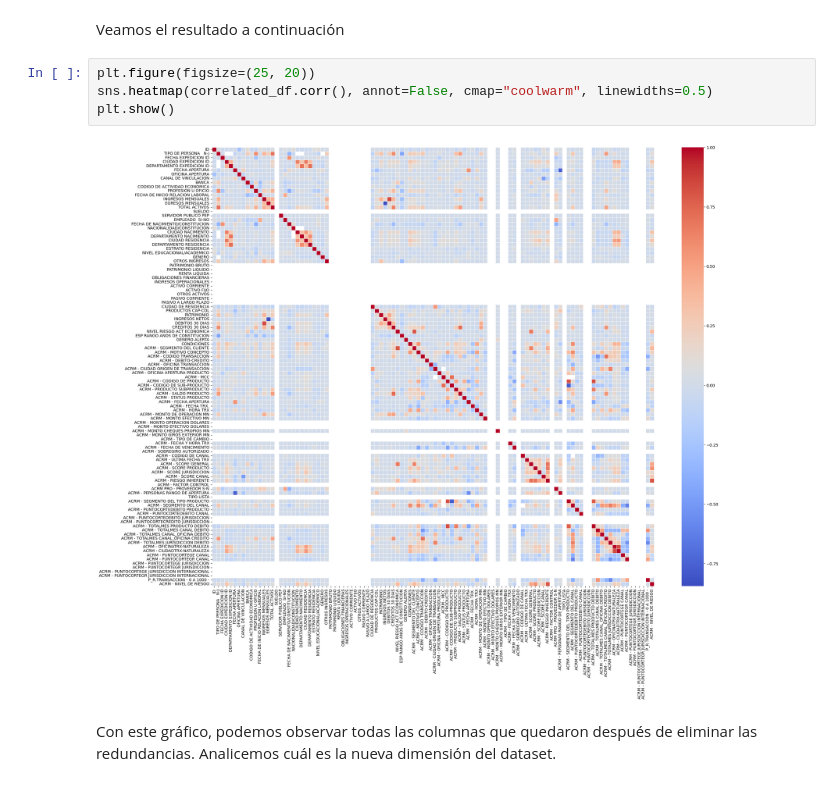
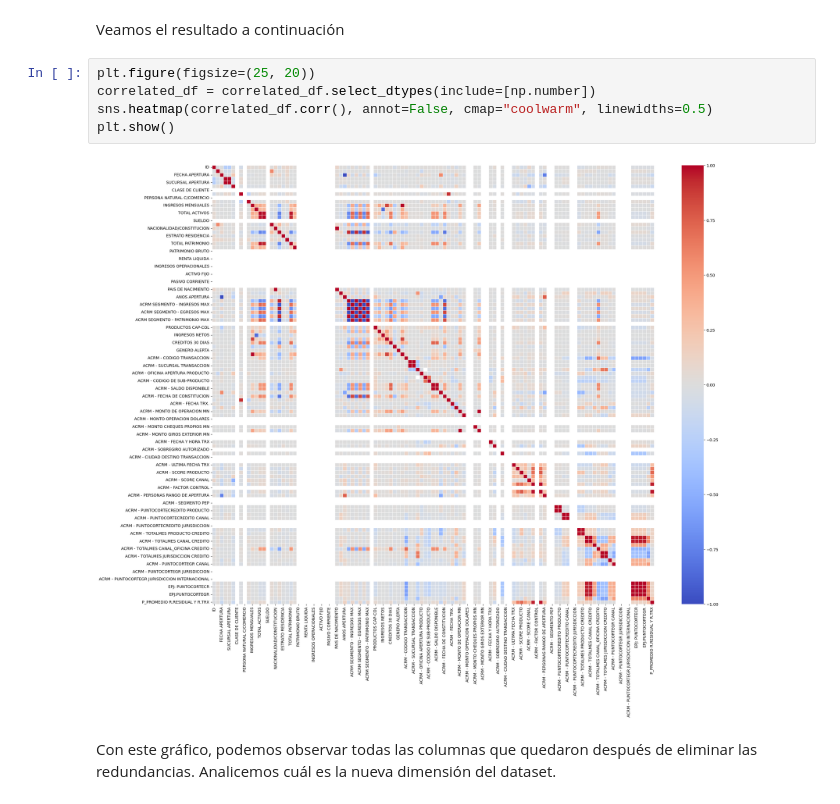
Before and after one commit to gabrielres10/EDA-Caso-Banco, a Jupyter notebook: plantilla_entrega_final_(renombrar).ipynb, the cells around one changed output. Cells and saved outputs as stored; diff of their text form.

```diff
--- a/plantilla_entrega_final_(renombrar).ipynb
+++ b/plantilla_entrega_final_(renombrar).ipynb
@@ -660,10 +679,11 @@ Variables eliminadas por alta correlación: ['SUCURSAL APERTURA', 'CARGO QUE DES
 Veamos el resultado a continuación
 # %%
 plt.figure(figsize=(25, 20))
+correlated_df = correlated_df.select_dtypes(include=[np.number])
 sns.heatmap(correlated_df.corr(), annot=False, cmap="coolwarm", linewidths=0.5)
 plt.show()
 # %% [output]
-[figure, old version]
+[figure, new version]
 # %% [markdown]
 Con este gráfico, podemos observar todas las columnas que quedaron después de eliminar las redundancias. Analicemos cuál es la nueva dimensión del dataset.
 # %%
```
Also changed, not shown: parts of 60 cells of this notebook.
